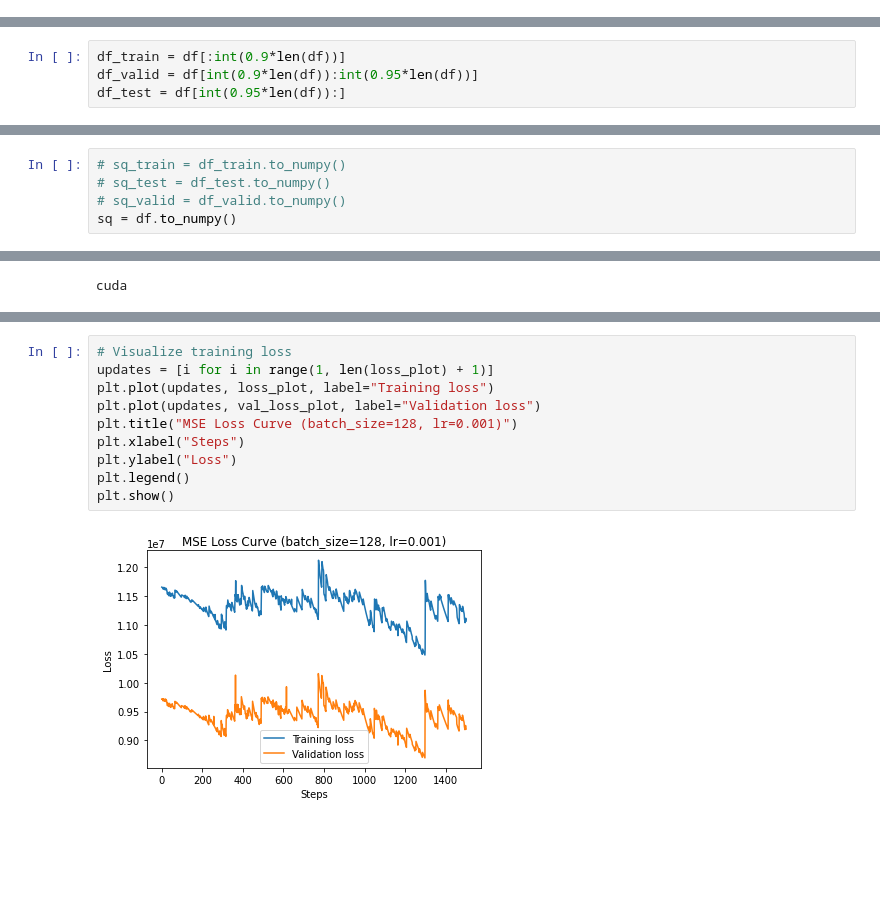
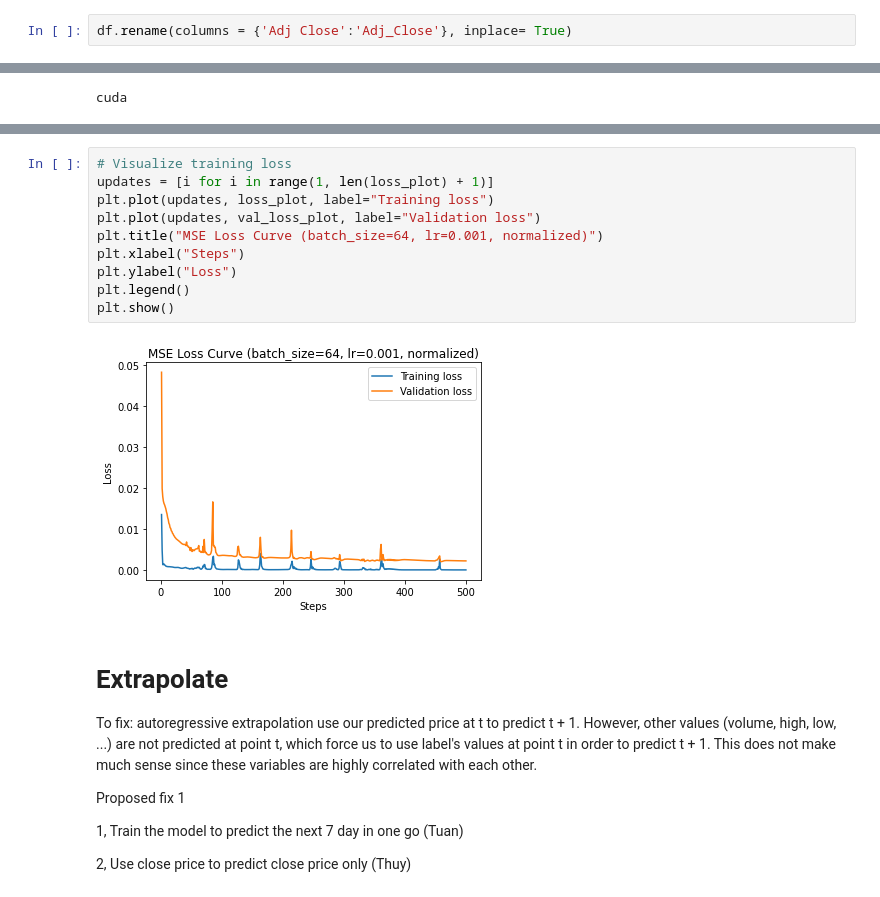
Before and after one commit to minhduchoang301/CSC413_Project, a Jupyter notebook: LSTM/training.ipynb, the cells around one changed output, grey strips where cells are left out. Cells and saved outputs as stored; diff of their text form; blank space fills up the shorter version.

```diff
--- a/LSTM/training.ipynb
+++ b/LSTM/training.ipynb
@@ -36,9 +36,7 @@ df
 | 3199 | 2019-04-19 | 5295.529785 | 5366.600098 | 5274.450195 | 5326.180176 | 5326.180176 | 123577001 |
 | 3200 | 2019-04-20 | 5326.180176 | 5348.589844 | 5232.770020 | 5305.740234 | 5305.740234 | 134681237 |
 3201 rows × 7 columns
+# %%
+df.rename(columns = {'Adj Close':'Adj_Close'}, inplace= True)
 # %%
 del df['Date']
-# %%
-df_train = df[:int(0.9*len(df))]
-df_valid = df[int(0.9*len(df)):int(0.95*len(df))]
-df_test = df[int(0.95*len(df)):]
@@ -93,5 +42,0 @@ df_test
-# %%
-# sq_train = df_train.to_numpy()
-# sq_test = df_test.to_numpy()
-# sq_valid = df_valid.to_numpy()
-sq = df.to_numpy()
@@ -282,13 +328,23 @@ step :  1499 validation loss :  9197379.5
 # %%
 # Visualize training loss
 updates = [i for i in range(1, len(loss_plot) + 1)]
 plt.plot(updates, loss_plot, label="Training loss")
 plt.plot(updates, val_loss_plot, label="Validation loss")
-plt.title("MSE Loss Curve (batch_size=128, lr=0.001)")
+plt.title("MSE Loss Curve (batch_size=64, lr=0.001, normalized)")
 plt.xlabel("Steps")
 plt.ylabel("Loss")
 plt.legend()
 plt.show()
 # %% [output]
-[figure, old version]
+[figure, new version]
+# %% [markdown]
+# Extrapolate
+
+To fix: autoregressive extrapolation use our predicted price at t to predict t + 1. However, other values (volume, high, low, ...) are not predicted at point t, which force us to use label's values at point t in order to predict t + 1. This does not make much sense since these variables are highly correlated with each other.
+
+Proposed fix 1
+
+1, Train the model to predict the next 7 day in one go (Tuan)
+
+2, Use close price to predict close price only (Thuy)
 # %%
```
Also changed, not shown: parts of 10 cells of this notebook, 3 other files.
